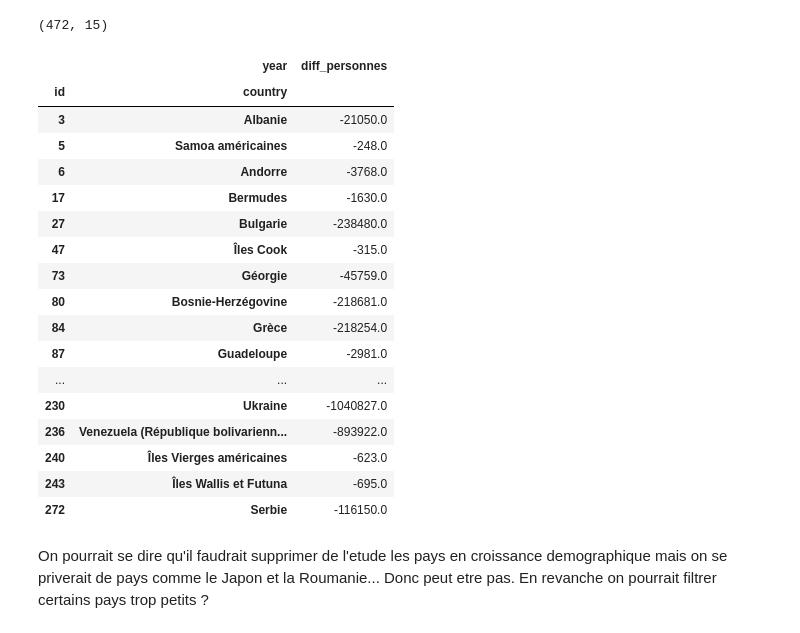
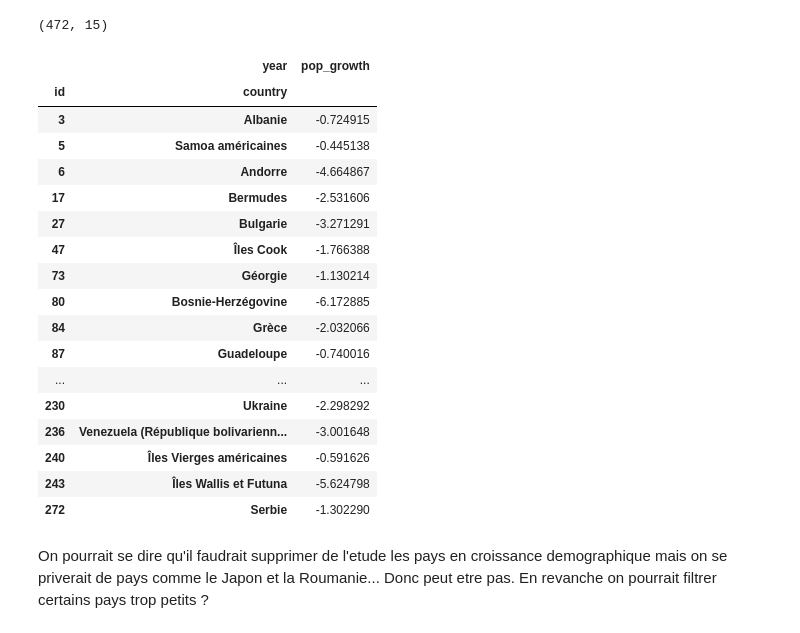
Before and after one commit to Sh4mSh4m/OCR_DA_proj5, a Jupyter notebook: Projet 5 - Etude de marche Loco Pollo.ipynb, the cells around one changed output. Saved outputs shown, nothing was run; the diff lists cells and outputs as text; code cells hidden in the pictures.

```diff
--- a/Projet 5 - Etude de marche Loco Pollo.ipynb
+++ b/Projet 5 - Etude de marche Loco Pollo.ipynb
@@ -112,31 +110,31 @@ df_population.shape
 # %% [output]
 (472, 15)
 # %%
-# On pivote la table pour calculer les differences de population entre 2018 et 2013
+# On pivote la table pour calculer le taux de croissance entre 2018 et 2013
 df_diff_pop = df_population.pivot_table(index= ['id', 'country'], columns='year', values=('value'), aggfunc=(lambda x: x * 1000))
-df_diff_pop['diff_personnes'] = df_diff_pop[2018] - df_diff_pop[2013]
+df_diff_pop['pop_growth'] = 100 * (df_diff_pop[2018] - df_diff_pop[2013])/ df_diff_pop[2013]
 # On supprime les donnees relatives a la population
 df_diff_pop.drop([2013, 2018], axis='columns', inplace=True)
-negative_demographic_mask = df_diff_pop['diff_personnes'] <= 0
+negative_demographic_mask = df_diff_pop['pop_growth'] <= 0
 df_diff_pop.loc[negative_demographic_mask]
 # %% [output]
-|  | year | diff_personnes |
+|  | year | pop_growth |
 | id | country |  |
-| 3 | Albanie | -21050.0 |
-| 5 | Samoa américaines | -248.0 |
-| 6 | Andorre | -3768.0 |
-| 17 | Bermudes | -1630.0 |
-| 27 | Bulgarie | -238480.0 |
-| 47 | Îles Cook | -315.0 |
-| 73 | Géorgie | -45759.0 |
-| 80 | Bosnie-Herzégovine | -218681.0 |
-| 84 | Grèce | -218254.0 |
-| 87 | Guadeloupe | -2981.0 |
+| 3 | Albanie | -0.724915 |
+| 5 | Samoa américaines | -0.445138 |
+| 6 | Andorre | -4.664867 |
+| 17 | Bermudes | -2.531606 |
+| 27 | Bulgarie | -3.271291 |
+| 47 | Îles Cook | -1.766388 |
+| 73 | Géorgie | -1.130214 |
+| 80 | Bosnie-Herzégovine | -6.172885 |
+| 84 | Grèce | -2.032066 |
+| 87 | Guadeloupe | -0.740016 |
 | ... | ... | ... |
-| 230 | Ukraine | -1040827.0 |
-| 236 | Venezuela (République bolivarienn... | -893922.0 |
-| 240 | Îles Vierges américaines | -623.0 |
-| 243 | Îles Wallis et Futuna | -695.0 |
-| 272 | Serbie | -116150.0 |
+| 230 | Ukraine | -2.298292 |
+| 236 | Venezuela (République bolivarienn... | -3.001648 |
+| 240 | Îles Vierges américaines | -0.591626 |
+| 243 | Îles Wallis et Futuna | -5.624798 |
+| 272 | Serbie | -1.302290 |
 # %% [markdown]
 On pourrait se dire qu'il faudrait supprimer de l'etude les pays en croissance demographique mais on se priverait de pays comme le Japon et la Roumanie... Donc peut etre pas. En revanche on pourrait filtrer certains pays trop petits ?
```
Also changed, not shown: parts of 32 cells of this notebook, 3 other files.
